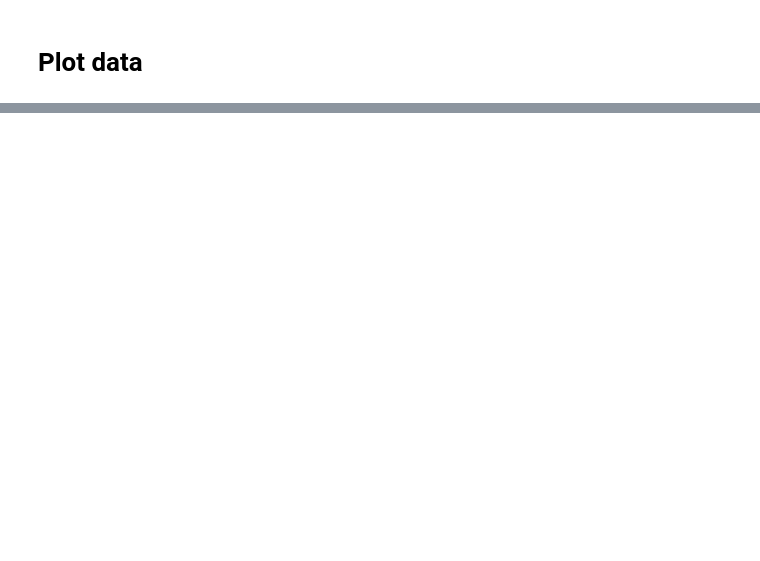
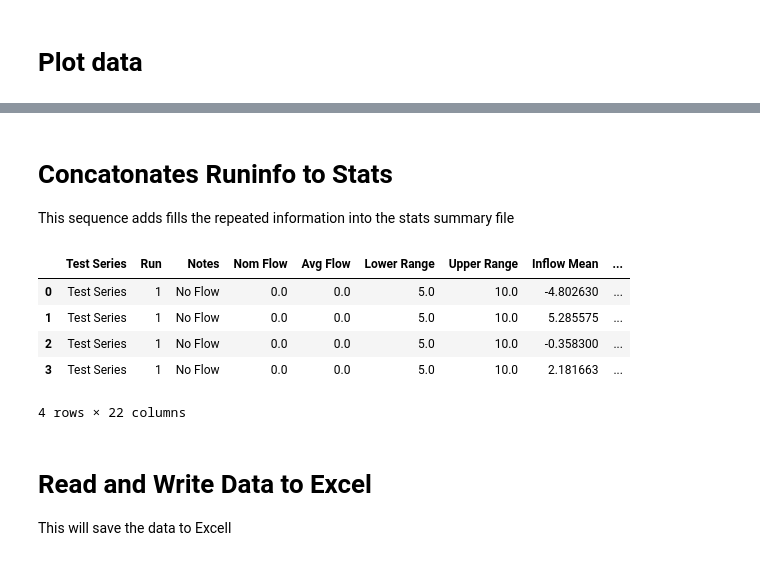
Before and after one commit to dredvard/newpython, a Jupyter notebook: PlotCurves.ipynb, the cells around one changed output, grey strips where cells are left out. Cells and saved outputs as stored; diff of their text form; code cells hidden in the pictures; blank space fills up the shorter version.

```diff
--- a/PlotCurves.ipynb
+++ b/PlotCurves.ipynb
@@ -252,0 +409,17 @@ plt.show()
+# %% [markdown]
+# Concatonates Runinfo to Stats
+
+This sequence adds fills the repeated information into the stats summary file
+# %%
+merged=pd.merge(left=df_runinfo,right=df_stat, how='right', left_on='Run', right_on='Run')
+merged
+# %% [output]
+|  | Test Series | Run | Notes | Nom Flow | Avg Flow | Lower Range | Upper Range | Inflow Mean | ... |
+| 0 | Test Series | 1 | No Flow | 0.0 | 0.0 | 5.0 | 10.0 | -4.802630 | ... |
+| 1 | Test Series | 1 | No Flow | 0.0 | 0.0 | 5.0 | 10.0 | 5.285575 | ... |
+| 2 | Test Series | 1 | No Flow | 0.0 | 0.0 | 5.0 | 10.0 | -0.358300 | ... |
+| 3 | Test Series | 1 | No Flow | 0.0 | 0.0 | 5.0 | 10.0 | 2.181663 | ... |
+4 rows × 22 columns
+# %% [markdown]
+# Read and Write Data to Excel
+This will save the data to Excell
```
Also changed, not shown: parts of 25 cells of this notebook.
